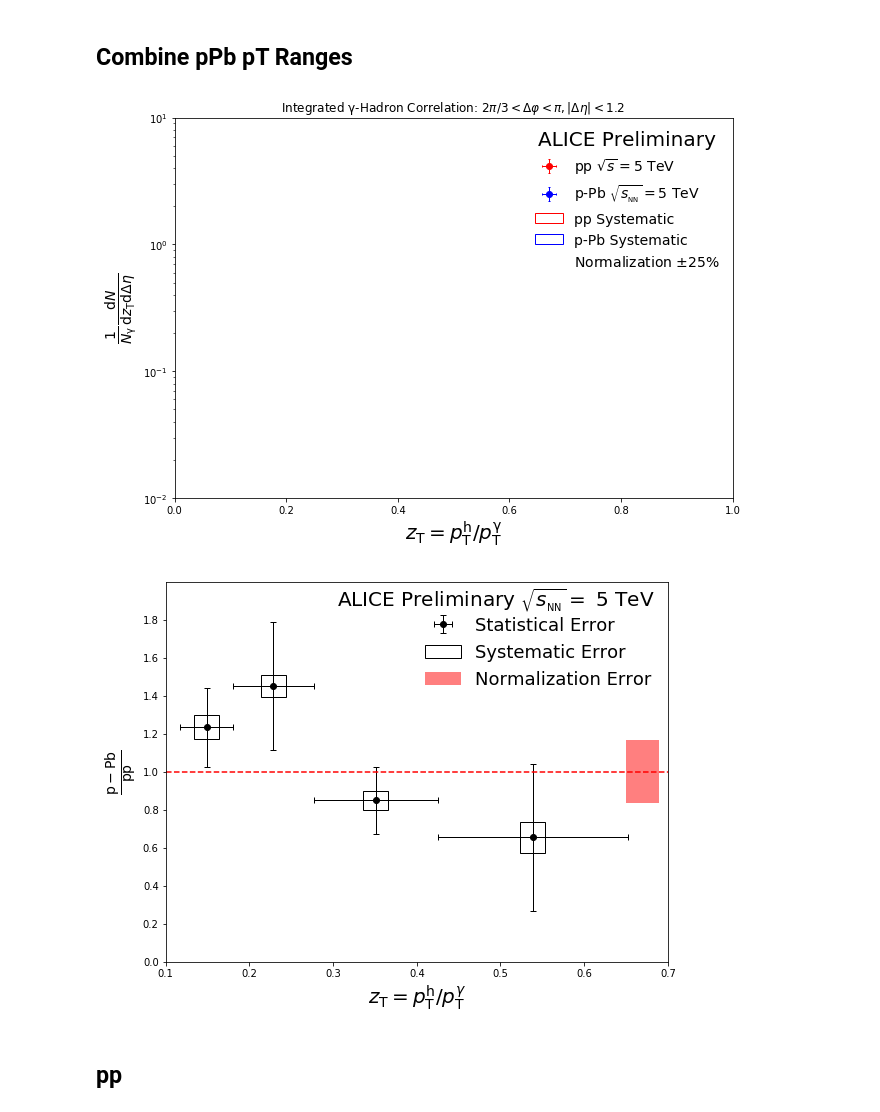
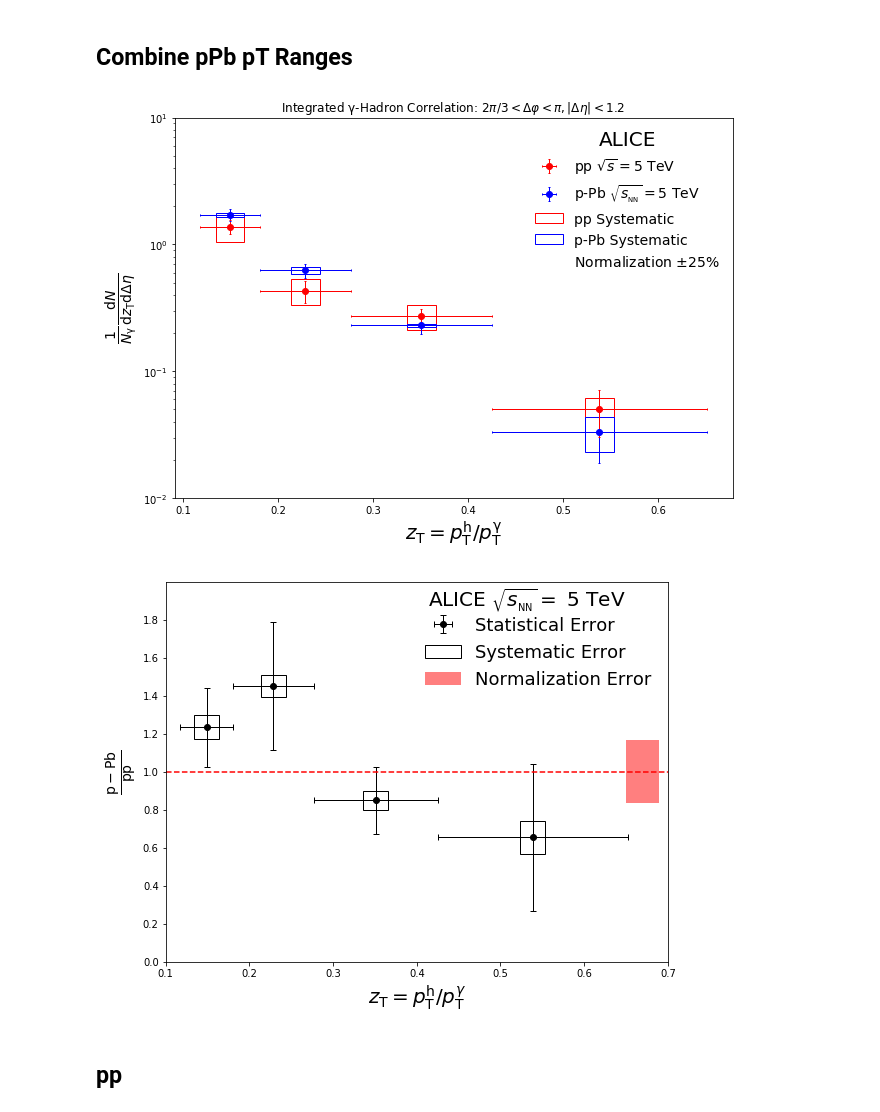
Before and after one commit to miguelignacio/CorrelationAnalysis, a Jupyter notebook: NtupleAnalysis/correlation.ipynb, the cells around one changed output. Saved outputs shown, nothing was run; the diff lists cells and outputs as text; code cells hidden in the pictures.

```diff
--- a/NtupleAnalysis/correlation.ipynb
+++ b/NtupleAnalysis/correlation.ipynb
@@ -31,7 +31,7 @@ Welcome to JupyROOT 6.14/04
 # %% [markdown]
 # Files and Purity
 # %%
-HighpT = True
+HighpT = False
 Shower = "NN"
 #Shower = "LO"
 CorrectedP = True     #FALSE FOR HARDPROBES
@@ -1090,46 +1052,44 @@ plt.show()
 # %% [markdown]
 ## Combine pPb pT Ranges
 # %%
-pPb_Combined = (High_pT_pPb_FF+Low_pT_pPb_FF)/2
-pPb_Combined_Error = 0.5*np.sqrt(High_pT_pPb_FF_Errors**2 + Low_pT_pPb_FF_Errors**2)
-
-pp_Combined = (High_pT_pp_FF+Low_pT_pp_FF)/2
-pp_Combined_Error = 0.5*np.sqrt(High_pT_pp_FF_Errors**2 + Low_pT_pp_FF_Errors**2)
 plt.figure(figsize=(10,7))
 
 zt_box = np.ones(NzT) * 0.03
 ey = np.asarray(pPb_sys)
-#pp_bar = plt.bar(zT_centers, pp_sys+pp_sys, bottom=(pp_Combined-pp_sys), width=zt_box, align='center',edgecolor="red",color='white',)
-#pPb_bar = plt.bar(zT_centers, pPb_sys+pPb_sys, bottom=pPb_Combined-pPb_sys, width=zt_box, align='center',edgecolor="blue",color='white',)
+pp_bar = plt.bar(zT_centers, pp_sys+pp_sys, bottom=(pp_Combined-pp_sys), width=zt_box, align='center',edgecolor="red",color='white',)
+pPb_bar = plt.bar(zT_centers, pPb_sys+pPb_sys, bottom=pPb_Combined-pPb_sys, width=zt_box, align='center',edgecolor="blue",color='white',)
+
+pPb_plot = plt.errorbar(zT_centers, pPb_Combined,xerr=zT_widths,yerr=pPb_Combined_Error,linewidth=1, fmt='bo',capsize=1,label='p-Pb')
+pp_plot = plt.errorbar(zT_centers, pp_Combined,xerr=zT_widths,yerr=pp_Combined_Error,linewidth=1,fmt='ro',capsize=1,label='pp')
 
 if(Use_MC):
     plt.errorbar(zT_centers, MC_FF,xerr=zT_widths,yerr=MC_FF_Errors,linewidth=1, fmt='go',capsize=1,label='MC')
     MC_plot = plt.fill_between(zT_centers, MC_FF-MC_FF_Errors, MC_FF+MC_FF_Errors,color='green',alpha=0.6)
 
 empt, = ax.plot([], [],' ')
 
 plt.yscale('log')
 plt.ylabel(r"$\frac{1}{N_{\mathrm{\gamma}}}\frac{\mathrm{d}N}{\mathrm{d}z_{\mathrm{T}} \mathrm{d}\Delta\eta}$",fontsize=20)
 plt.xlabel("${z_\mathrm{T}} = p_\mathrm{T}^\mathrm{h}/p_\mathrm{T}^\mathrm{\gamma}$",fontsize=20)
 #plt.xlim(xmin = 0.1,xmax=0.7)
 plt.ylim(ymin = 0.01,ymax=10)
 
 if(Use_MC):
     leg = plt.legend([pp_plot,pPb_plot,MC_plot,pp_bar,pPb_bar,empt],["pp $\sqrt{s} = 5$ TeV","p-Pb $\sqrt{s_{\mathrm{_{NN}}}}=5$ TeV","Pythia GJ $\sqrt{s} = 5$ TeV",
         "pp Systematic","p-Pb Systematic","Normalization $\pm 25\%$"],frameon=False,numpoints=1,title=' ',loc="upper right",prop={'size':14})
 else:
     leg = plt.legend([pp_plot,pPb_plot,pp_bar,pPb_bar,empt],["pp $\sqrt{s} = 5$ TeV","p-Pb $\sqrt{s_{\mathrm{_{NN}}}}=5$ TeV",
         "pp Systematic","p-Pb Systematic","Normalization $\pm 25\%$"],frameon=False,numpoints=1,title=' ',loc="upper right",prop={'size':14})
 
-leg.set_title("ALICE Preliminary")
+leg.set_title("ALICE")
 plt.setp(leg.get_title(),fontsize=20)
 
 plt.title(r'Integrated $\mathrm{\gamma}$-Hadron Correlation: $2\pi/3 < \Delta\varphi < \pi, |\Delta\eta| < %1.1f$ '%(eta_max))
 plt.gcf()
 plt.savefig("pics/pPb_Combined_pp_FF.pdf", bbox_inches='tight')
 plt.show()
 # %% [output]
-[figure, old version]
+[figure, new version]
 # %%
 Ratio = pPb_Combined/pp_Combined
 
@@ -1161,13 +1121,13 @@ plt.xlim(xmin = 0.1,xmax=0.7)
 plt.axhline(y=1, color='r', linestyle='--')
 
 plt.legend([Ratio_Plot,Sys_Plot,Norm_Box],["Statistical Error","Systematic Error","Normalization Error"],frameon=False,numpoints=1,title=' ',prop={'size':18})
-plt.figtext(0.39,0.83,"ALICE $\sqrt{s_{\mathrm{_{NN}}}} = $ 5 TeV",color='Black', fontsize=20)
+plt.figtext(0.53,0.83,"ALICE $\sqrt{s_{\mathrm{_{NN}}}} = $ 5 TeV",color='Black', fontsize=20)
 
 plt.gcf()
 plt.savefig("pics/NN_pT_Combined_FFunction.pdf", bbox_inches='tight')
 plt.show()
 # %% [output]
-[figure, old version]
+[figure, new version]
 # %% [markdown]
 ## pp
 # %%
```
Also changed, not shown: parts of 20 cells of this notebook.
